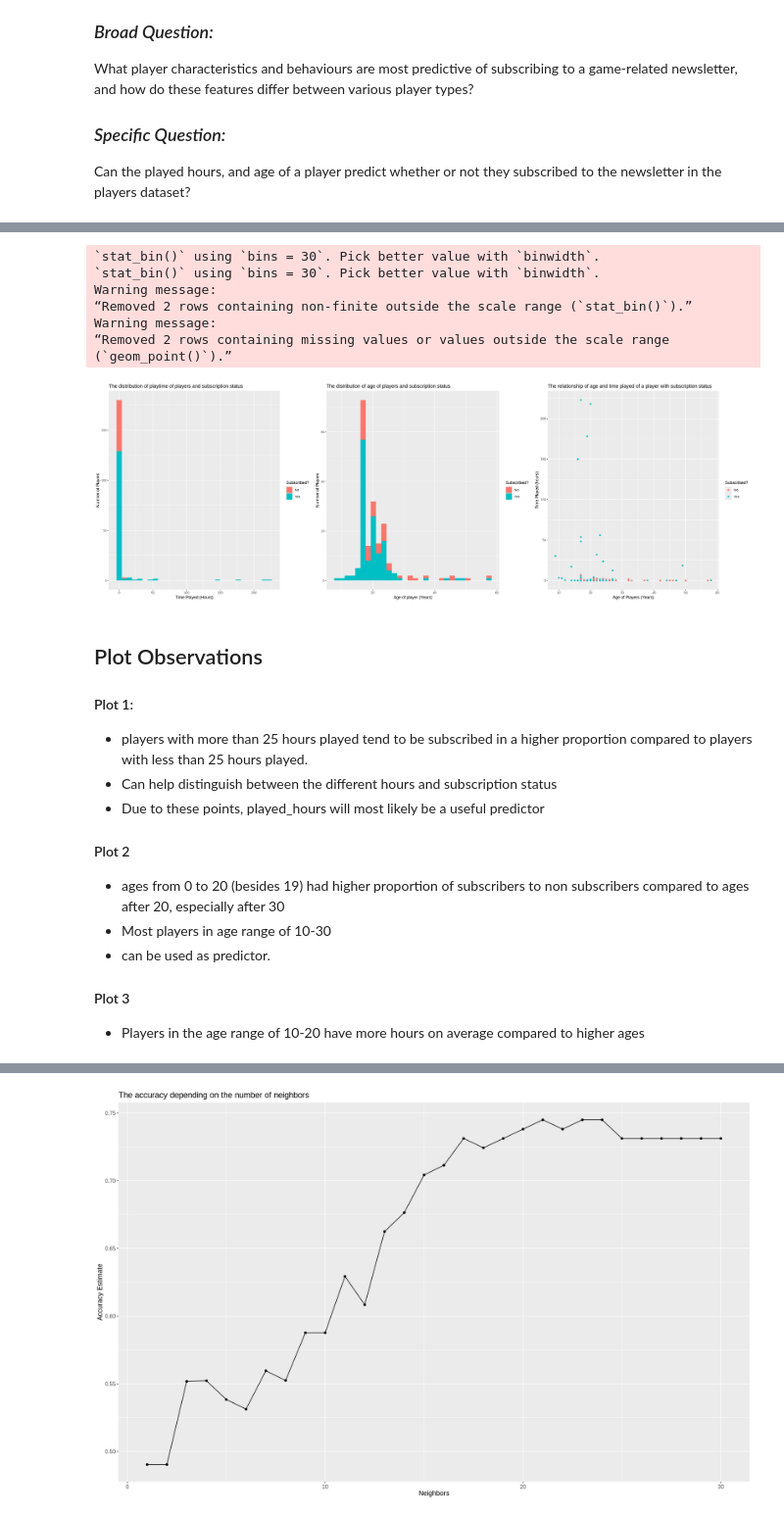
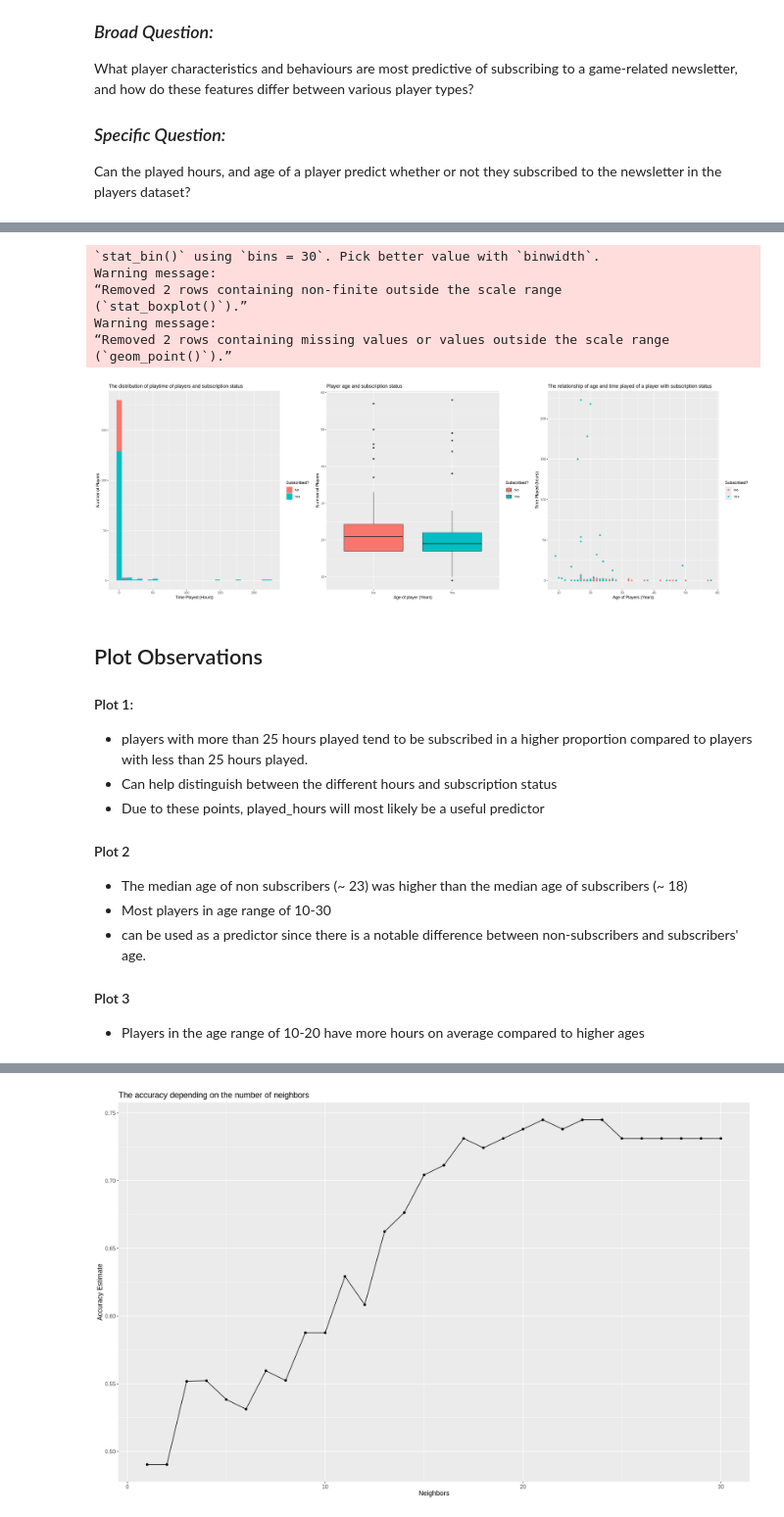
Before and after one commit to RadinAlikhani/DSCI-100-GROUP-PROJECT-REPOSITORY, a Jupyter notebook: Group Project .ipynb, the cells around one changed output, grey strips where cells are left out. Shown at 98% size. Cells and saved outputs as stored; diff of their text form; code cells hidden in the pictures.

Commit message:
Changed graph to box plot and made it a better format

```diff
--- a/Group Project .ipynb
+++ b/Group Project .ipynb
@@ -142,35 +109,36 @@ A spec_tbl_df: 1535 × 5
 # %%
 played_time_plot<-players|>
     ggplot(aes(x=played_hours,fill=subscribe))+
     geom_histogram()+
     labs(x="Time Played (Hours)",y="Number of Players",fill="Subscribed?")+
     ggtitle("The distribution of playtime of players and subscription status")
 
 
-age_plot<-players|> #change this to a boxplot of age by subscription, or proportion of subscribers within age groups
-    ggplot(aes(x=Age,fill=subscribe))+
-    geom_histogram()+
+age_plot<-players|>
+    ggplot(aes(y=Age,x
+               =subscribe, fill=subscribe))+
+    geom_boxplot()+
     labs(x="Age of player (Years)",y="Number of Players",fill="Subscribed?")+
-    ggtitle("The distribution of age of players and subscription status")
+    ggtitle("Player age and subscription status")
 
 
 age_and_time_plot<-players|>
     ggplot(aes(x=Age,y=played_hours,color=subscribe))+
     geom_point()+
     labs(x="Age of Players (Years)",y="Time Played (hours)",color="Subscribed?")+
     ggtitle("The relationship of age and time played of a player with subscription status")
 
 options(repr.plot.width=24,repr.plot.height=8)
 plot_grid(played_time_plot,age_plot,age_and_time_plot,ncol=3)
 # %% [output]
-`stat_bin()` using `bins = 30`. Pick better value with `binwidth`.
 `stat_bin()` using `bins = 30`. Pick better value with `binwidth`.
 Warning message:
-“Removed 2 rows containing non-finite outside the scale range (`stat_bin()`).”
+“Removed 2 rows containing non-finite outside the scale range
+(`stat_boxplot()`).”
 Warning message:
 “Removed 2 rows containing missing values or values outside the scale range
 (`geom_point()`).”
-[figure, old version]
+[figure, new version]
 # %% [markdown]
 ## Plot Observations
 
@@ -182,9 +150,9 @@ Warning message:
 
 
 #### Plot 2
-- ages from 0 to 20 (besides 19) had higher proportion of subscribers to non subscribers compared to ages after 20, especially after 30
+- The median age of non subscribers (~ 23) was higher than the median age of subscribers (~ 18)
 - Most players in age range of 10-30
-- can be used as predictor.
+- can be used as a predictor since there is a notable difference between non-subscribers and subscribers' age.
 
 
 #### Plot 3
```
Also changed, not shown: parts of 10 cells of this notebook.
